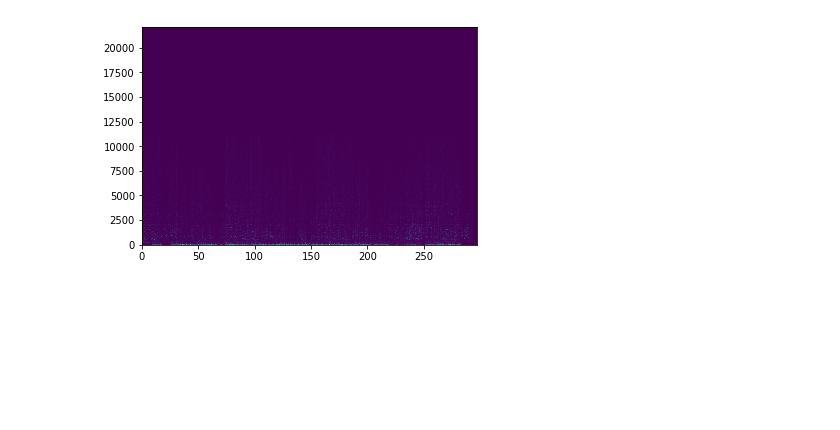
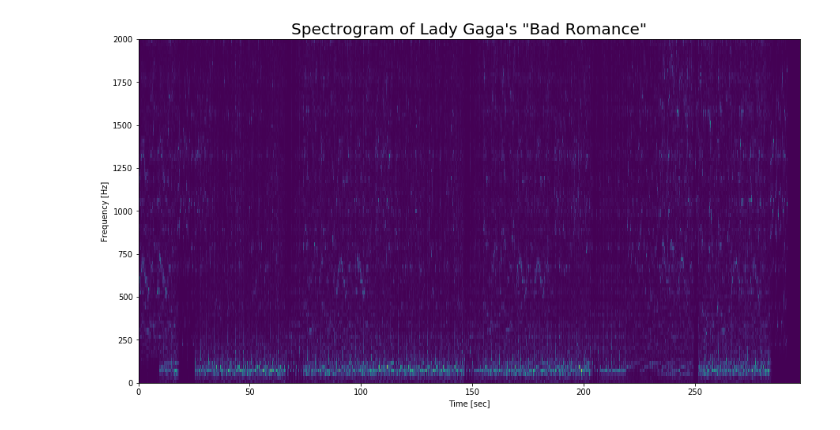
Before and after one commit to KristenSeipp/WHackathon, a Jupyter notebook: badromance_tf_analysis.ipynb, the cells around one changed output. Saved outputs shown, nothing was run; the diff lists cells and outputs as text; code cells hidden in the pictures; blank space fills up the shorter version.

Commit message:
better plot

```diff
--- a/badromance_tf_analysis.ipynb
+++ b/badromance_tf_analysis.ipynb
@@ -14,8 +15,12 @@ f, t, Sxx = spectrogram(data_sum, fs=44100, nperseg = 2048, noverlap=1024, retur
 Sxx = Sxx/2048
 # %%
 # Plot
-plt.figure()
+plt.figure(figsize=(15,8))
 plt.pcolormesh(t,f, Sxx)
+plt.ylim([0,2000])
+plt.ylabel('Frequency [Hz]')
+plt.xlabel('Time [sec]')
+plt.title('Spectrogram of Lady Gaga\'s "Bad Romance"', fontsize=20)
 plt.show()
 # %% [output]
-[figure, old version]
+[figure, new version]
```
Also changed, not shown: parts of 1 cell of this notebook.
